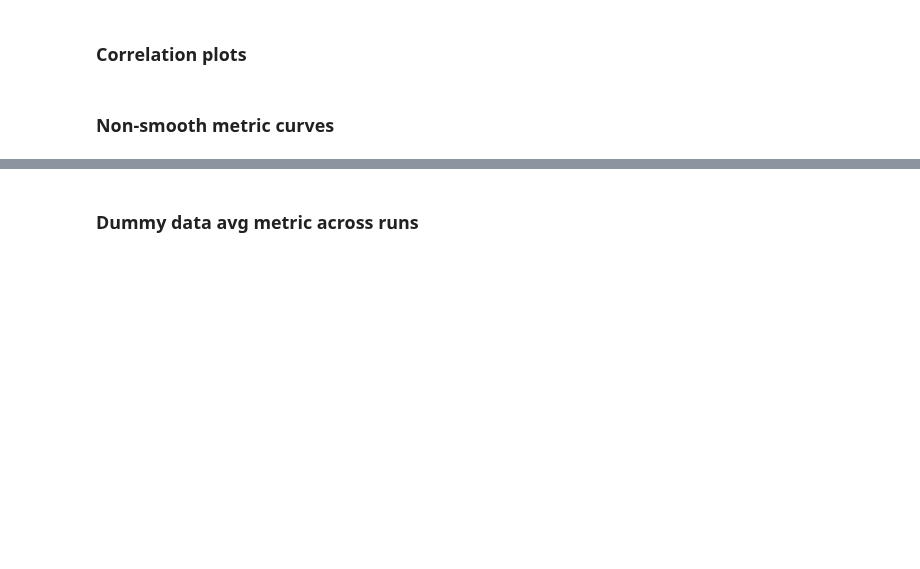
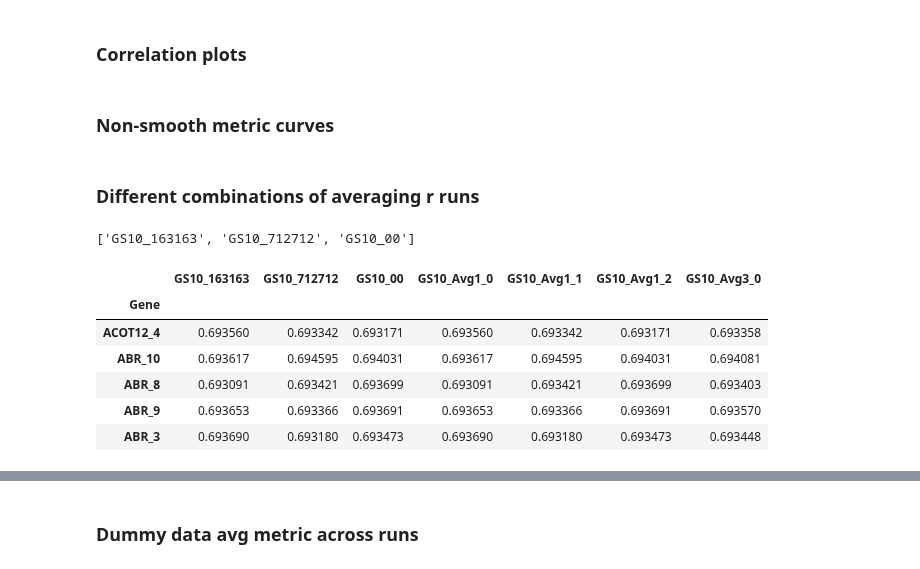
Before and after one commit to titoghose/GWANN, a Jupyter notebook: Code_AD/sensitivity_plots.ipynb, the cells around one changed output, grey strips where cells are left out. Saved outputs shown, nothing was run; the diff lists cells and outputs as text; code cells hidden in the pictures; blank space fills up the shorter version.

```diff
--- a/Code_AD/sensitivity_plots.ipynb
+++ b/Code_AD/sensitivity_plots.ipynb
@@ -535,4 +535,15 @@ def corr_plots(comb_df, fig_size1=(8, 4), fig_size2=(8, 8)):
     return (fig1, fig2)
 # %% [markdown]
 ### Non-smooth metric curves
+# %%
+grp_sizes = [10]
+# tseeds = [8162, 918, 61, 1502, 163, 712, 4250, 0]
+# rseeds = [8162, 918, 61, 1502, 163, 712, 4250, 0]
+# tseeds = [163, 712, 4250, 0]
+# rseeds = [163, 712, 4250, 0]
+tseeds = [163, 712, 0]
+rseeds = [163, 712, 0]
+metric = 'Loss'
+greater_is_better = False
+version = 'v8'
 # %%
@@ -554,4 +563,44 @@ comb_df = comb_df.loc[~ (comb_df.index.str.contains('APOE') |
                             comb_df.index.str.contains('APOC1') |
                             comb_df.index.str.contains('TOMM40') |
                             comb_df.index.str.contains('BCAM')) ]
+# %%
+cols = [c for c in comb_df.columns]
+fig1, fig2 = corr_plots(comb_df[cols], fig_size1=(15, 7))
+# fig1.savefig('GS20_corr.png', dpi=200)
+display(fig1)
+plt.close()
+plt.close()
+# %% [markdown]
+### Different combinations of averaging r runs
+# %%
+for gs in grp_sizes:
+    cols = [c for c in comb_df.columns if c.startswith(f'GS{gs}_')]
+    print(cols)
+    for r in [1, 3]:
+        for ci in range(0, len(rseeds), r):
+            c = cols[ci:ci+r]
+            comb_df[f'GS{gs}_Avg{r}_{ci}'] = np.mean(comb_df[c].values, axis=1)
+
+        # plot_cols = [c for c in comb_df.columns if c.startswith(f'GS{gs}_Avg{r}')]
+        # fig1, fig2 = corr_plots(comb_df[plot_cols])
+        # fig1.savefig(f'GS{gs}_Avg{r}_corr.png', dpi=200)
+        # plt.close()
+        # plt.close()
+# for r in [2, 4, 8]:
+#     plot_cols = [c for c in comb_df.columns if f'Avg{r}' in c]
+#     fig1, fig2 = corr_plots(comb_df[plot_cols], fig_size1=(15, 7))
+#     fig1.savefig(f'Avg{r}_corr.png', dpi=200)
+#     plt.close()
+#     plt.close()
+
+comb_df.head()
+# %% [output]
+['GS10_163163', 'GS10_712712', 'GS10_00']
+|  | GS10_163163 | GS10_712712 | GS10_00 | GS10_Avg1_0 | GS10_Avg1_1 | GS10_Avg1_2 | GS10_Avg3_0 |
+| Gene |  |  |  |  |  |  |  |
+| ACOT12_4 | 0.693560 | 0.693342 | 0.693171 | 0.693560 | 0.693342 | 0.693171 | 0.693358 |
+| ABR_10 | 0.693617 | 0.694595 | 0.694031 | 0.693617 | 0.694595 | 0.694031 | 0.694081 |
+| ABR_8 | 0.693091 | 0.693421 | 0.693699 | 0.693091 | 0.693421 | 0.693699 | 0.693403 |
+| ABR_9 | 0.693653 | 0.693366 | 0.693691 | 0.693653 | 0.693366 | 0.693691 | 0.693570 |
+| ABR_3 | 0.693690 | 0.693180 | 0.693473 | 0.693690 | 0.693180 | 0.693473 | 0.693448 |
 # %%
```
Also changed, not shown: parts of 15 cells of this notebook, 4 other files.
